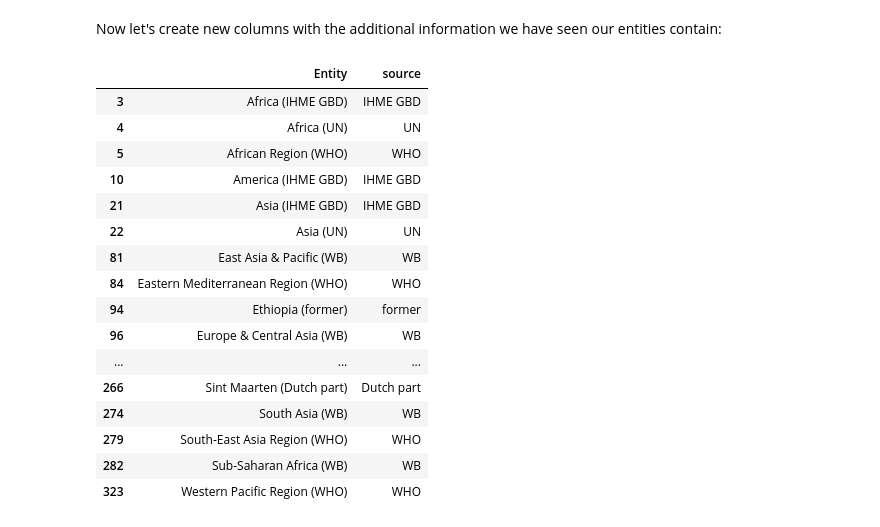
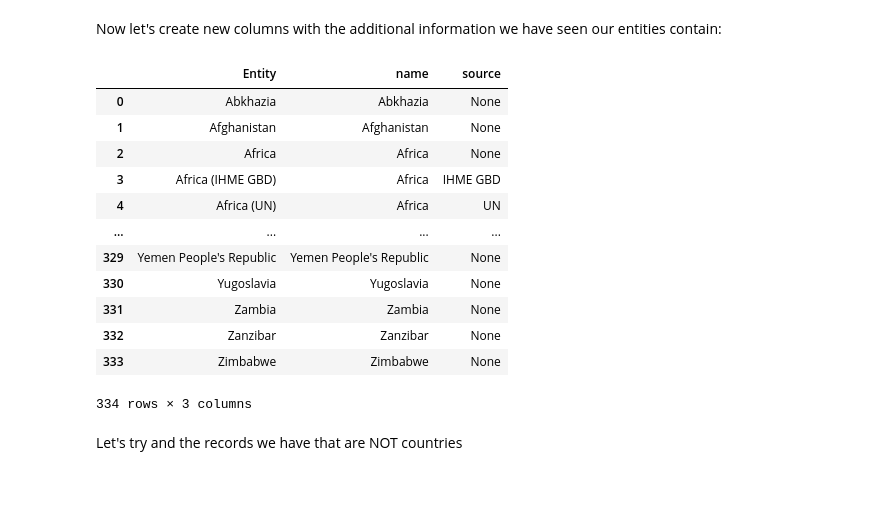
Before and after one commit to emmajslz/mental-health-db, a Jupyter notebook: file-comparison.ipynb, the cells around one changed output. Saved outputs shown, nothing was run; the diff lists cells and outputs as text; code cells hidden in the pictures; blank space fills up the shorter version.

```diff
--- a/file-comparison.ipynb
+++ b/file-comparison.ipynb
@@ -118,0 +117,22 @@ entities['source'] = entities['Entity'].str.extract(pattern)
+# %%
+entities[['name', 'source']] = entities['Entity'].str.split('(', n=1, expand=True)
+entities['source'] = entities['source'].str.replace(')', '')
+entities['name'] = entities['name'].str.strip()
+entities['source'] = entities['source'].str.strip()
+entities
+# %% [output]
+|  | Entity | name | source |
+| 0 | Abkhazia | Abkhazia | None |
+| 1 | Afghanistan | Afghanistan | None |
+| 2 | Africa | Africa | None |
+| 3 | Africa (IHME GBD) | Africa | IHME GBD |
+| 4 | Africa (UN) | Africa | UN |
+| ... | ... | ... | ... |
+| 329 | Yemen People's Republic | Yemen People's Republic | None |
+| 330 | Yugoslavia | Yugoslavia | None |
+| 331 | Zambia | Zambia | None |
+| 332 | Zanzibar | Zanzibar | None |
+| 333 | Zimbabwe | Zimbabwe | None |
+334 rows × 3 columns
+# %% [markdown]
+Let's try and the records we have that are NOT countries
@@ -119,20 +141,2 @@ entities['source'] = entities['Entity'].str.extract(pattern)
 # %%
-entities[~entities['source'].isnull()]
+entities.loc[~entities['source'].isnull(), 'type'] = 'non-country'
-# %% [output]
-|  | Entity | source |
-| 3 | Africa (IHME GBD) | IHME GBD |
-| 4 | Africa (UN) | UN |
-| 5 | African Region (WHO) | WHO |
-| 10 | America (IHME GBD) | IHME GBD |
-| 21 | Asia (IHME GBD) | IHME GBD |
-| 22 | Asia (UN) | UN |
-| 81 | East Asia & Pacific (WB) | WB |
-| 84 | Eastern Mediterranean Region (WHO) | WHO |
-| 94 | Ethiopia (former) | former |
-| 96 | Europe & Central Asia (WB) | WB |
-| ... | ... | ... |
-| 266 | Sint Maarten (Dutch part) | Dutch part |
-| 274 | South Asia (WB) | WB |
-| 279 | South-East Asia Region (WHO) | WHO |
-| 282 | Sub-Saharan Africa (WB) | WB |
-| 323 | Western Pacific Region (WHO) | WHO |
```
Also changed, not shown: parts of 10 cells of this notebook, 1 other file.
